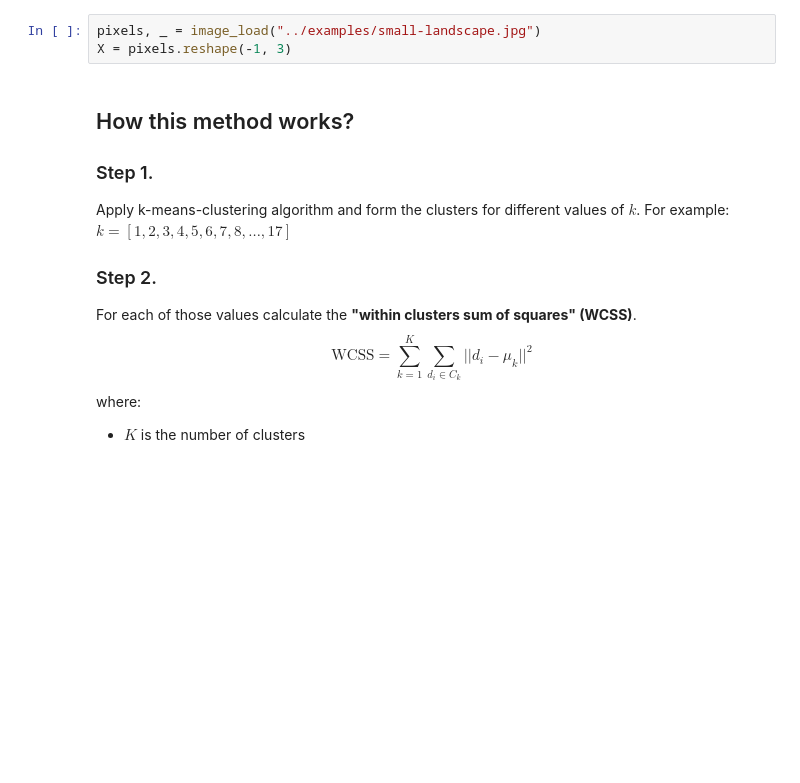
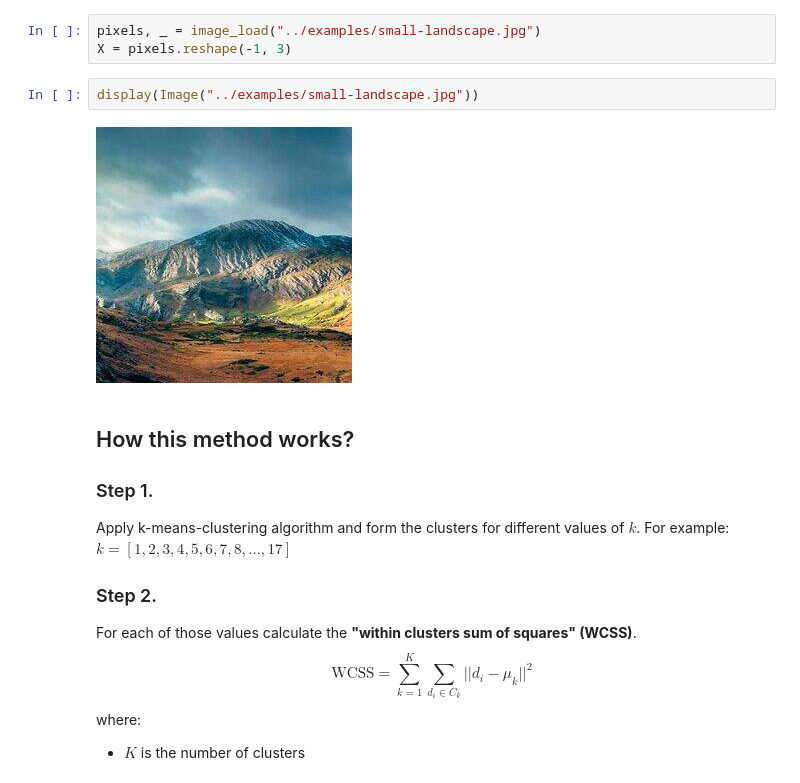
Before and after one commit to juliarzymowska/k-means-compression, a Jupyter notebook: notebooks/elbow_method.ipynb, the cells around one changed output. Cells and saved outputs as stored; diff of their text form; blank space fills up the shorter version.

Commit message:
fix elbow and notebook for visualization

```diff
--- a/notebooks/elbow_method.ipynb
+++ b/notebooks/elbow_method.ipynb
@@ -27,6 +30,10 @@ where $n$ is the number of all pixels ($\text{height of an image} \cdot \text{wi
 # %%
 pixels, _ = image_load("../examples/small-landscape.jpg")
 X = pixels.reshape(-1, 3)
+# %%
+display(Image("../examples/small-landscape.jpg"))
+# %% [output]
+[figure, added]
 # %% [markdown]
 ## How this method works?
 ### Step 1.
```
Also changed, not shown: parts of 9 cells of this notebook, 1 other file.
